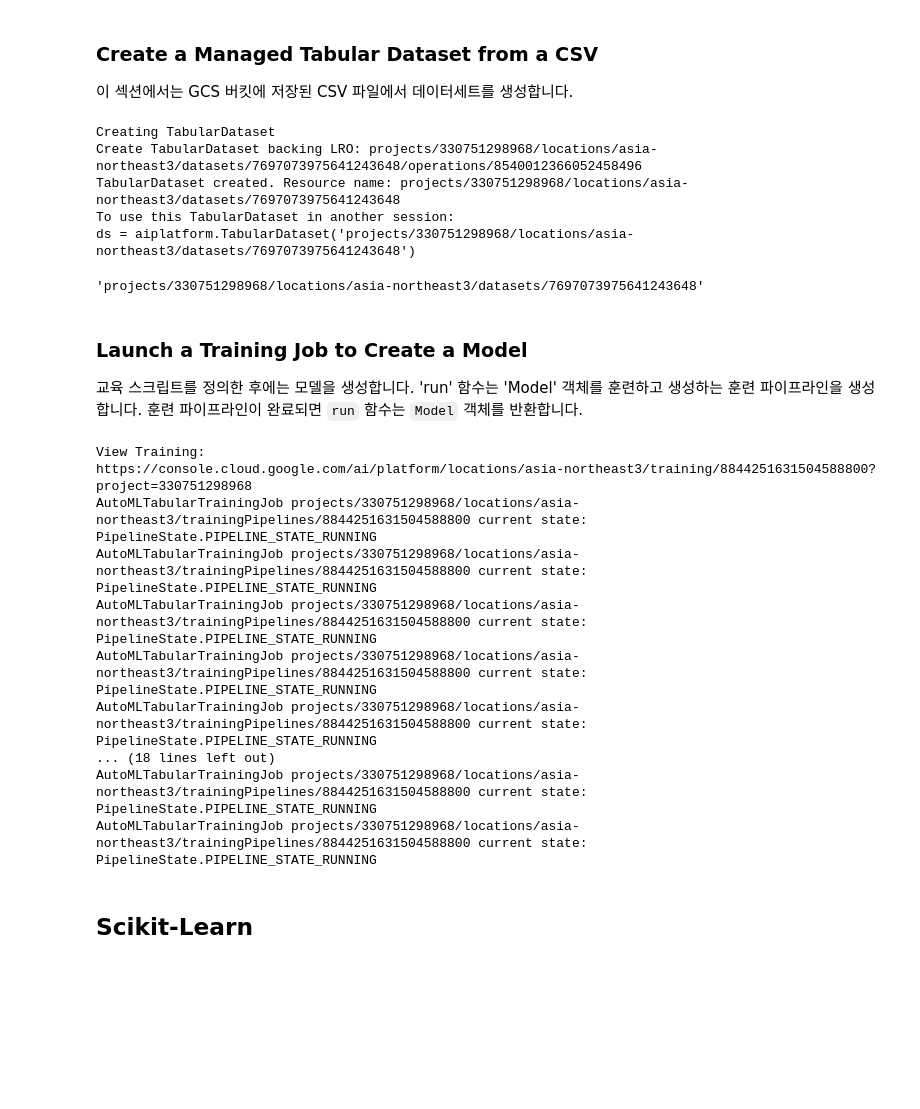
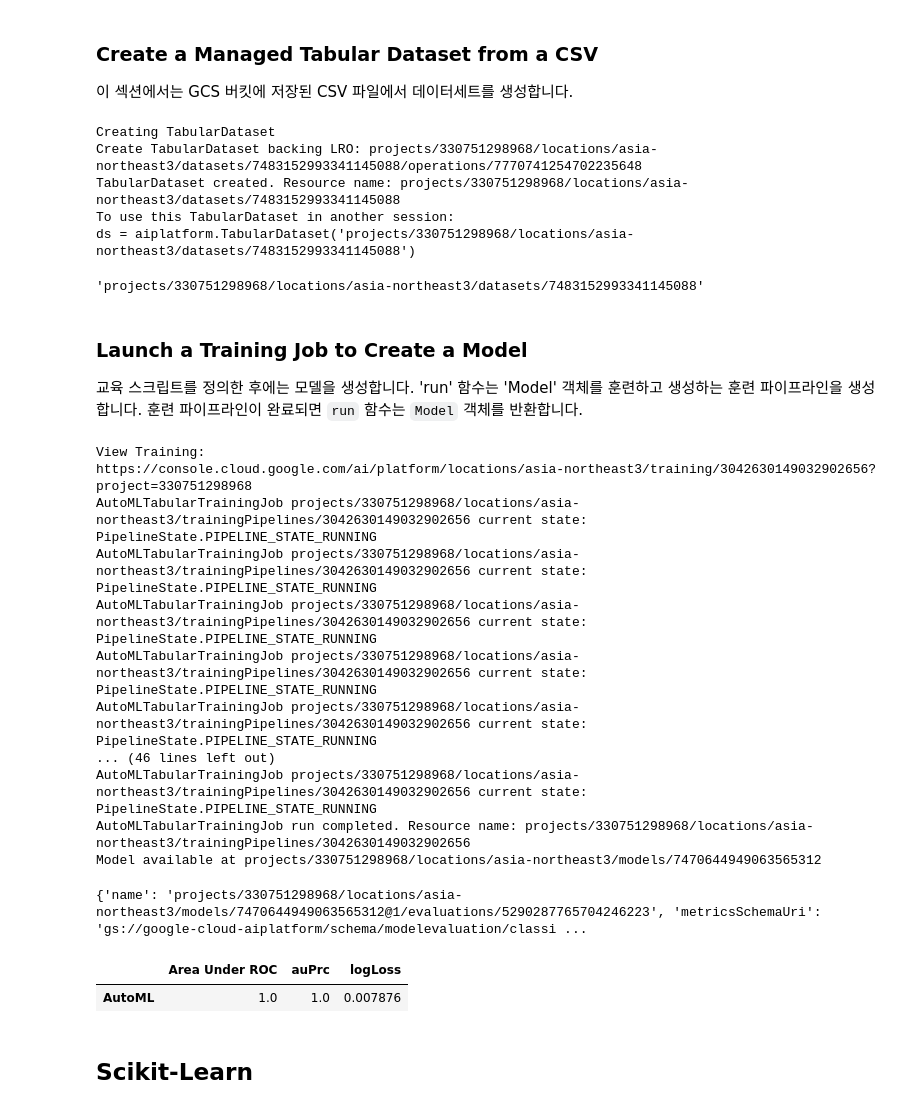
Before and after one commit to LTH9898/bqml-vertexai-for-bigdatafesta, a Jupyter notebook: vertex-ai/vertex-ai-iris.ipynb, the cells around one changed output. Cells and saved outputs as stored; diff of their text form; code cells hidden in the pictures; blank space fills up the shorter version.

```diff
--- a/vertex-ai/vertex-ai-iris.ipynb
+++ b/vertex-ai/vertex-ai-iris.ipynb
@@ -187,18 +206,18 @@ aiplatform.init(project=PROJECT_ID, location=REGION)
 이 섹션에서는 GCS 버킷에 저장된 CSV 파일에서 데이터세트를 생성합니다.
 # %%
 ds = aiplatform.TabularDataset.create(
-    display_name="iris-dataset",
+    display_name="iris-dataset-"+TIMESTAMP,
     gcs_source=iris_gcs,
 )
 
 ds.resource_name
 # %% [output]
 Creating TabularDataset
-Create TabularDataset backing LRO: projects/330751298968/locations/asia-northeast3/datasets/7697073975641243648/operations/8540012366052458496
-TabularDataset created. Resource name: projects/330751298968/locations/asia-northeast3/datasets/7697073975641243648
+Create TabularDataset backing LRO: projects/330751298968/locations/asia-northeast3/datasets/7483152993341145088/operations/7770741254702235648
+TabularDataset created. Resource name: projects/330751298968/locations/asia-northeast3/datasets/7483152993341145088
 To use this TabularDataset in another session:
-ds = aiplatform.TabularDataset('projects/330751298968/locations/asia-northeast3/datasets/7697073975641243648')
+ds = aiplatform.TabularDataset('projects/330751298968/locations/asia-northeast3/datasets/7483152993341145088')
-'projects/330751298968/locations/asia-northeast3/datasets/7697073975641243648'
+'projects/330751298968/locations/asia-northeast3/datasets/7483152993341145088'
 # %% [markdown]
 ### Launch a Training Job to Create a Model
 
@@ -206,7 +225,7 @@ ds = aiplatform.TabularDataset('projects/330751298968/locations/asia-northeast3/
 교육 스크립트를 정의한 후에는 모델을 생성합니다. 'run' 함수는 'Model' 객체를 훈련하고 생성하는 훈련 파이프라인을 생성합니다. 훈련 파이프라인이 완료되면 `run` 함수는 `Model` 객체를 반환합니다.
 # %%
 job = aiplatform.AutoMLTabularTrainingJob(
-    display_name="train-iris-automl-1",
+    display_name="train-iris-automl-1-"+TIMESTAMP,
     optimization_prediction_type="classification",
     column_transformations=[
         {"numeric": {"column_name": "sepal_width"}},
@@ -224,27 +243,54 @@ model = job.run(
     training_fraction_split=0.8,
     validation_fraction_split=0.1,
     test_fraction_split=0.1,
-    model_display_name="species-prediction-model",
+    model_display_name="species-prediction-model-"+TIMESTAMP,
     disable_early_stopping=False,
 )
 # %% [output]
 View Training:
-https://console.cloud.google.com/ai/platform/locations/asia-northeast3/training/8844251631504588800?project=330751298968
-AutoMLTabularTrainingJob projects/330751298968/locations/asia-northeast3/trainingPipelines/8844251631504588800 current state:
+https://console.cloud.google.com/ai/platform/locations/asia-northeast3/training/3042630149032902656?project=330751298968
+AutoMLTabularTrainingJob projects/330751298968/locations/asia-northeast3/trainingPipelines/3042630149032902656 current state:
 PipelineState.PIPELINE_STATE_RUNNING
-AutoMLTabularTrainingJob projects/330751298968/locations/asia-northeast3/trainingPipelines/8844251631504588800 current state:
+AutoMLTabularTrainingJob projects/330751298968/locations/asia-northeast3/trainingPipelines/3042630149032902656 current state:
 PipelineState.PIPELINE_STATE_RUNNING
-AutoMLTabularTrainingJob projects/330751298968/locations/asia-northeast3/trainingPipelines/8844251631504588800 current state:
+AutoMLTabularTrainingJob projects/330751298968/locations/asia-northeast3/trainingPipelines/3042630149032902656 current state:
 PipelineState.PIPELINE_STATE_RUNNING
-AutoMLTabularTrainingJob projects/330751298968/locations/asia-northeast3/trainingPipelines/8844251631504588800 current state:
+AutoMLTabularTrainingJob projects/330751298968/locations/asia-northeast3/trainingPipelines/3042630149032902656 current state:
 PipelineState.PIPELINE_STATE_RUNNING
-AutoMLTabularTrainingJob projects/330751298968/locations/asia-northeast3/trainingPipelines/8844251631504588800 current state:
+AutoMLTabularTrainingJob projects/330751298968/locations/asia-northeast3/trainingPipelines/3042630149032902656 current state:
 PipelineState.PIPELINE_STATE_RUNNING
-... (18 lines left out)
-AutoMLTabularTrainingJob projects/330751298968/locations/asia-northeast3/trainingPipelines/8844251631504588800 current state:
+... (46 lines left out)
+AutoMLTabularTrainingJob projects/330751298968/locations/asia-northeast3/trainingPipelines/3042630149032902656 current state:
 PipelineState.PIPELINE_STATE_RUNNING
-AutoMLTabularTrainingJob projects/330751298968/locations/asia-northeast3/trainingPipelines/8844251631504588800 current state:
-PipelineState.PIPELINE_STATE_RUNNING
+AutoMLTabularTrainingJob run completed. Resource name: projects/330751298968/locations/asia-northeast3/trainingPipelines/3042630149032902656
+Model available at projects/330751298968/locations/asia-northeast3/models/7470644949063565312
+# %%
+model_evaluations = model.list_model_evaluations()
+
+for model_evaluation in model_evaluations:
+    print(model_evaluation.to_dict())
+# %% [output]
+{'name': 'projects/330751298968/locations/asia-northeast3/models/7470644949063565312@1/evaluations/5290287765704246223', 'metricsSchemaUri': 'gs://google-cloud-aiplatform/schema/modelevaluation/classi ...
+# %%
+model_evaluation = list(model.list_model_evaluations())[0]
+metrics_dict = {k: [v] for k, v in dict(model_evaluation.metrics).items()}
+vertex_metrics = (
+    pd.DataFrame()
+    .from_dict(metrics_dict)
+    .rename(
+        {
+            "auRoc": "Area Under ROC",
+            # "auPrc": "Area Under Precision-Recall Curve",
+            # "logLoss": "logLoss",
+        },
+        axis=1,
+    )
+    .rename({0: "AutoML"})[["Area Under ROC", "auPrc", "logLoss"]]
+)
+vertex_metrics
+# %% [output]
+|  | Area Under ROC | auPrc | logLoss |
+| AutoML | 1.0 | 1.0 | 0.007876 |
 # %% [markdown]
 ## Scikit-Learn
 # %%
```
Also changed, not shown: parts of 13 cells of this notebook.
